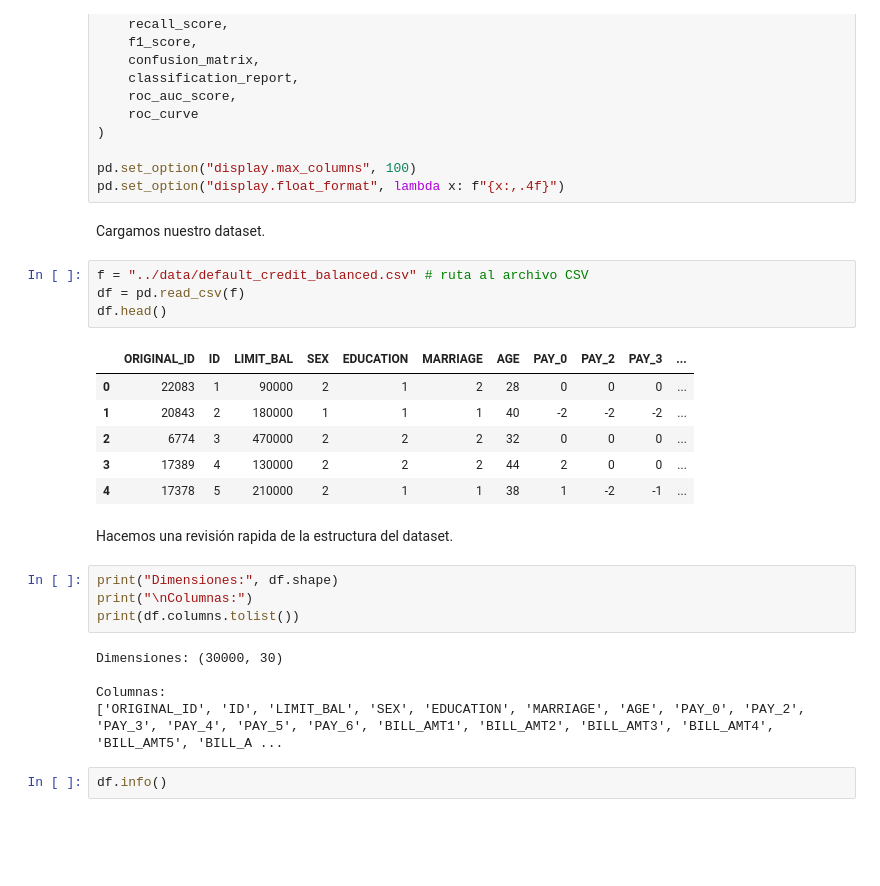
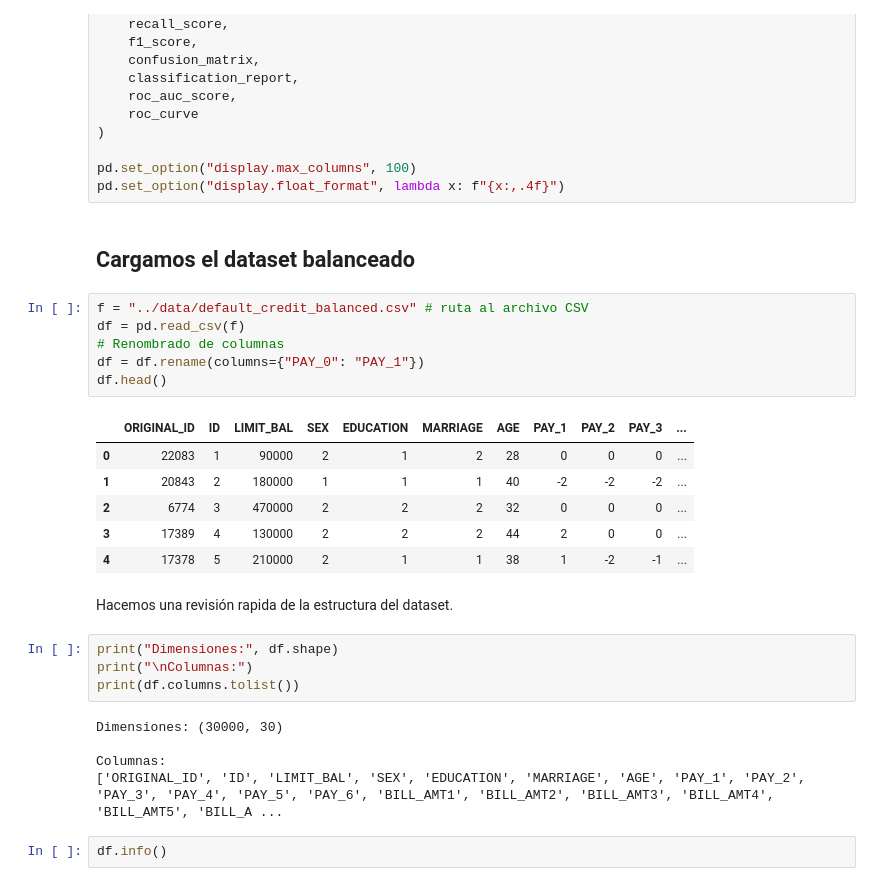
Before and after one commit to DanyQJ/Servicio_social, a Jupyter notebook: notebooks/007_Regresion_Logisitica_datos_balanceados.ipynb, the cells around one changed output. Saved outputs shown, nothing was run; the diff lists cells and outputs as text; blank space fills up the shorter version.

```diff
--- a/notebooks/007_Regresion_Logisitica_datos_balanceados.ipynb
+++ b/notebooks/007_Regresion_Logisitica_datos_balanceados.ipynb
@@ -28,13 +38,15 @@ from sklearn.metrics import (
 pd.set_option("display.max_columns", 100)
 pd.set_option("display.float_format", lambda x: f"{x:,.4f}")
 # %% [markdown]
-Cargamos nuestro dataset.
+## Cargamos el dataset balanceado
 # %%
 f = "../data/default_credit_balanced.csv" # ruta al archivo CSV
 df = pd.read_csv(f)
+# Renombrado de columnas
+df = df.rename(columns={"PAY_0": "PAY_1"})
 df.head()
 # %% [output]
-|  | ORIGINAL_ID | ID | LIMIT_BAL | SEX | EDUCATION | MARRIAGE | AGE | PAY_0 | PAY_2 | PAY_3 | ... |
+|  | ORIGINAL_ID | ID | LIMIT_BAL | SEX | EDUCATION | MARRIAGE | AGE | PAY_1 | PAY_2 | PAY_3 | ... |
 | 0 | 22083 | 1 | 90000 | 2 | 1 | 2 | 28 | 0 | 0 | 0 | ... |
 | 1 | 20843 | 2 | 180000 | 1 | 1 | 1 | 40 | -2 | -2 | -2 | ... |
 | 2 | 6774 | 3 | 470000 | 2 | 2 | 2 | 32 | 0 | 0 | 0 | ... |
@@ -50,7 +62,7 @@ print(df.columns.tolist())
 Dimensiones: (30000, 30)
 
 Columnas:
-['ORIGINAL_ID', 'ID', 'LIMIT_BAL', 'SEX', 'EDUCATION', 'MARRIAGE', 'AGE', 'PAY_0', 'PAY_2', 'PAY_3', 'PAY_4', 'PAY_5', 'PAY_6', 'BILL_AMT1', 'BILL_AMT2', 'BILL_AMT3', 'BILL_AMT4', 'BILL_AMT5', 'BILL_A ...
+['ORIGINAL_ID', 'ID', 'LIMIT_BAL', 'SEX', 'EDUCATION', 'MARRIAGE', 'AGE', 'PAY_1', 'PAY_2', 'PAY_3', 'PAY_4', 'PAY_5', 'PAY_6', 'BILL_AMT1', 'BILL_AMT2', 'BILL_AMT3', 'BILL_AMT4', 'BILL_AMT5', 'BILL_A ...
 # %%
 df.info()
 # %% [output]
```
Also changed, not shown: parts of 25 cells of this notebook, 1 other file.
